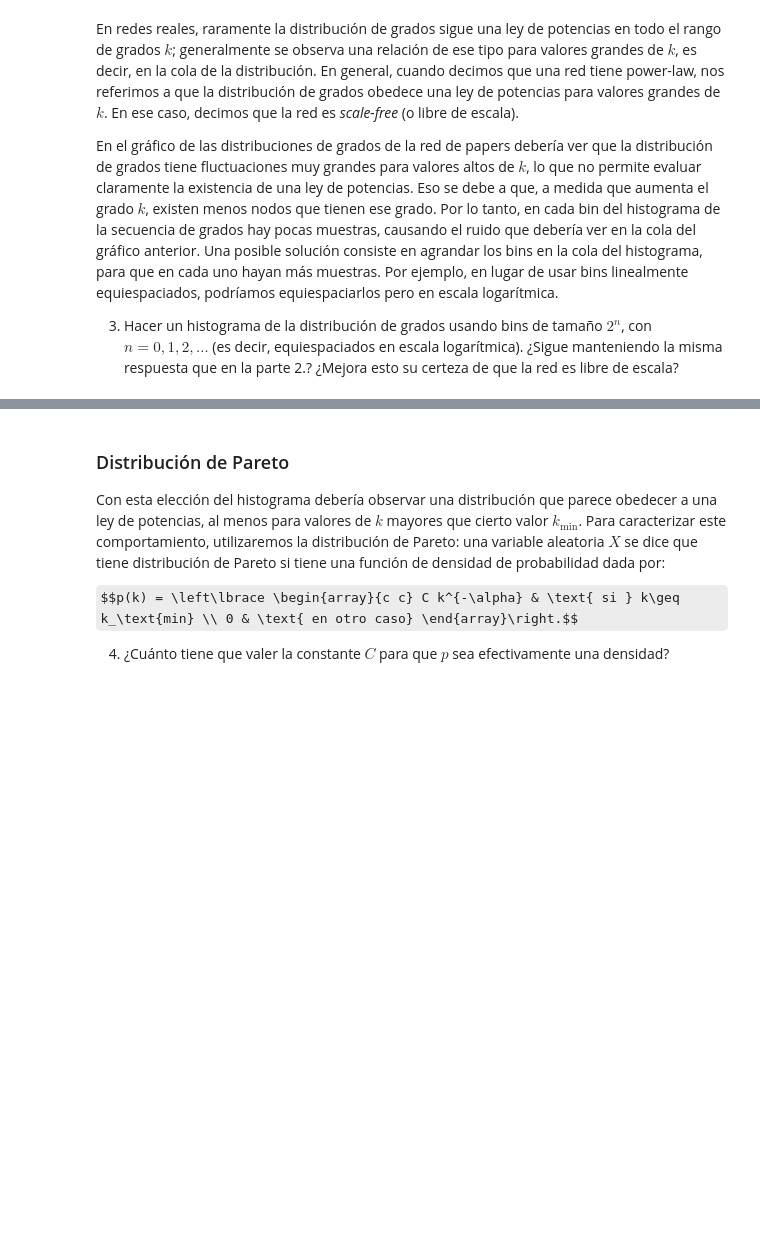
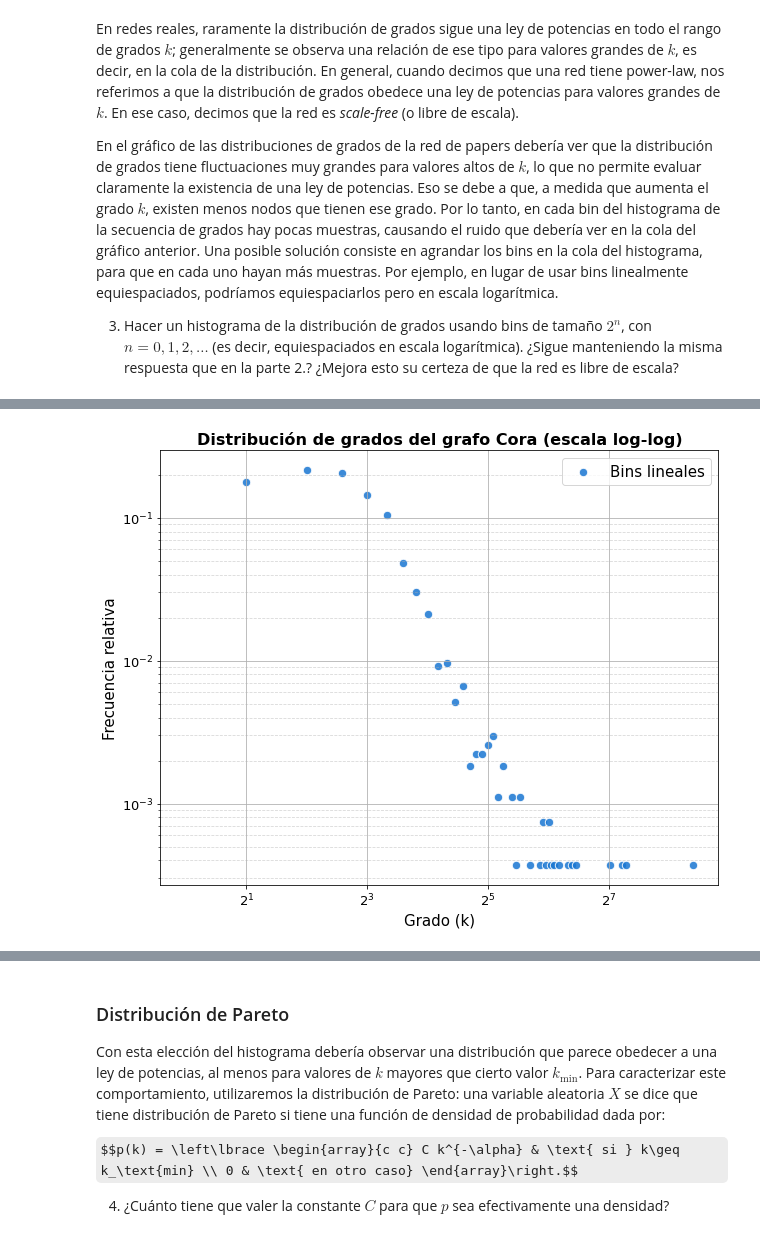
Before and after one commit to j-oflaherty/AA-grafos, a Jupyter notebook: lab2/Lab2_AAG2025.ipynb, the cells around one changed output, grey strips where cells are left out. Saved outputs shown, nothing was run; the diff lists cells and outputs as text; code cells hidden in the pictures; some formulas as TeX source; blank space fills up the shorter version.

Commit message:
Mini cambios en sección distribución de grados

```diff
--- a/lab2/Lab2_AAG2025.ipynb
+++ b/lab2/Lab2_AAG2025.ipynb
@@ -304,0 +316,29 @@ plt.show()
+# %%
+# Primer gráfico: distribución de grados con bins lineales
+plt.figure(figsize=(10, 8))
+plt.title(
+    "Distribución de grados del grafo Cora (escala log-log)",
+    fontsize=16,
+    fontweight="bold",
+)
+plt.scatter(
+    np.arange(deg_distribution.shape[0]),
+    deg_distribution,
+    color="#1976D2",
+    edgecolor="white",
+    s=70,
+    alpha=0.85,
+    label="Bins lineales",
+)
+plt.yscale("log")
+plt.xscale("log", base=2)
+plt.xlabel("Grado (k)", fontsize=15)
+plt.ylabel("Frecuencia relativa", fontsize=15)
+plt.tick_params(axis="both", labelsize=13)
+plt.grid(which='major')
+plt.grid(linestyle="--",which="minor", alpha=0.5)
+plt.legend(fontsize=15, loc="upper right")
+plt.savefig("informe/imagenes/dist_grado_Cora_lineal.png")
+plt.show()
+# %% [output]
+[figure, added]
```
Also changed, not shown: parts of 7 cells of this notebook, 3 other files.
